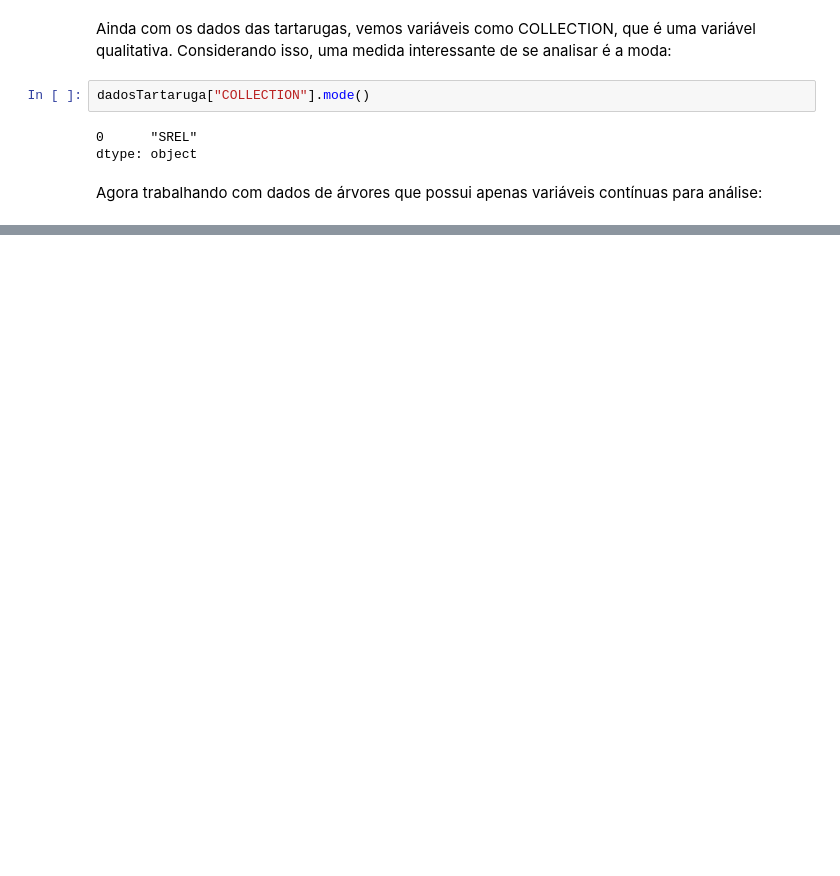
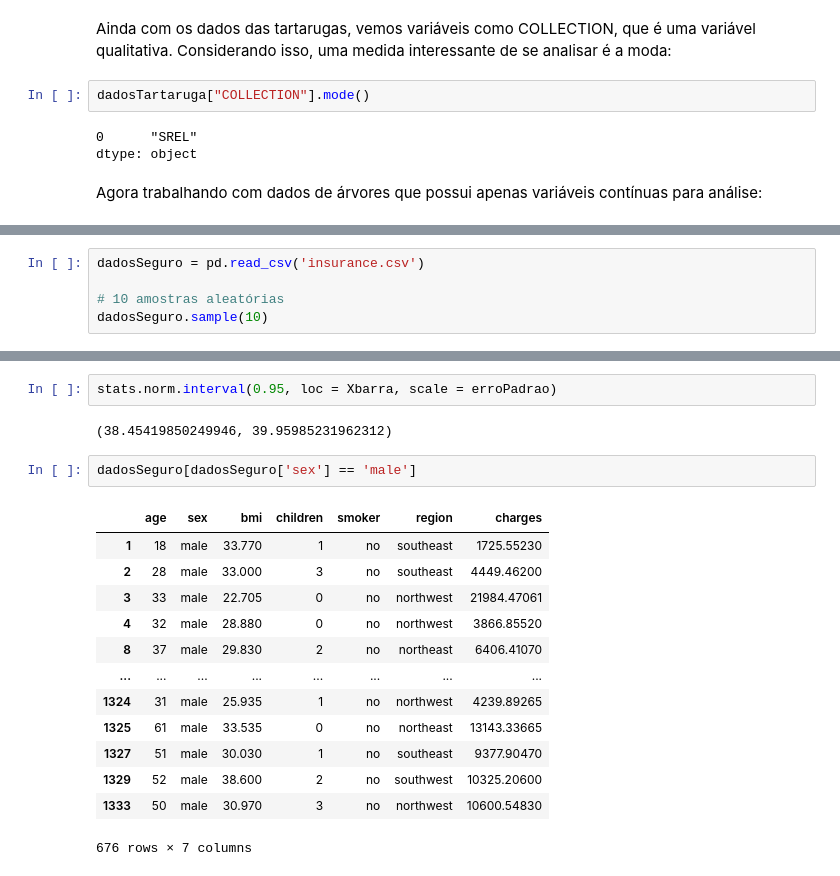
Before and after one commit to brenoslivio/StatisticsTutoring, a Jupyter notebook: Monitoria_Aula_Pratica.ipynb, the cells around one changed output, grey strips where cells are left out. Cells and saved outputs as stored; diff of their text form; blank space fills up the shorter version.

```diff
--- a/Monitoria_Aula_Pratica.ipynb
+++ b/Monitoria_Aula_Pratica.ipynb
@@ -148,0 +232,5 @@ dadosTree.boxplot(column=[' "Volume(ft^3)"']);
+# %%
+dadosSeguro = pd.read_csv('insurance.csv')
+
+# 10 amostras aleatórias
+dadosSeguro.sample(10)
@@ -148,0 +294,20 @@ dadosTree.boxplot(column=[' "Volume(ft^3)"']);
+# %%
+stats.norm.interval(0.95, loc = Xbarra, scale = erroPadrao)
+# %% [output]
+(38.45419850249946, 39.95985231962312)
+# %%
+dadosSeguro[dadosSeguro['sex'] == 'male']
+# %% [output]
+|  | age | sex | bmi | children | smoker | region | charges |
+| 1 | 18 | male | 33.770 | 1 | no | southeast | 1725.55230 |
+| 2 | 28 | male | 33.000 | 3 | no | southeast | 4449.46200 |
+| 3 | 33 | male | 22.705 | 0 | no | northwest | 21984.47061 |
+| 4 | 32 | male | 28.880 | 0 | no | northwest | 3866.85520 |
+| 8 | 37 | male | 29.830 | 2 | no | northeast | 6406.41070 |
+| ... | ... | ... | ... | ... | ... | ... | ... |
+| 1324 | 31 | male | 25.935 | 1 | no | northwest | 4239.89265 |
+| 1325 | 61 | male | 33.535 | 0 | no | northeast | 13143.33665 |
+| 1327 | 51 | male | 30.030 | 1 | no | southeast | 9377.90470 |
+| 1329 | 52 | male | 38.600 | 2 | no | southwest | 10325.20600 |
+| 1333 | 50 | male | 30.970 | 3 | no | northwest | 10600.54830 |
+676 rows × 7 columns
```
Also changed, not shown: parts of 27 cells of this notebook, 1 other file.
